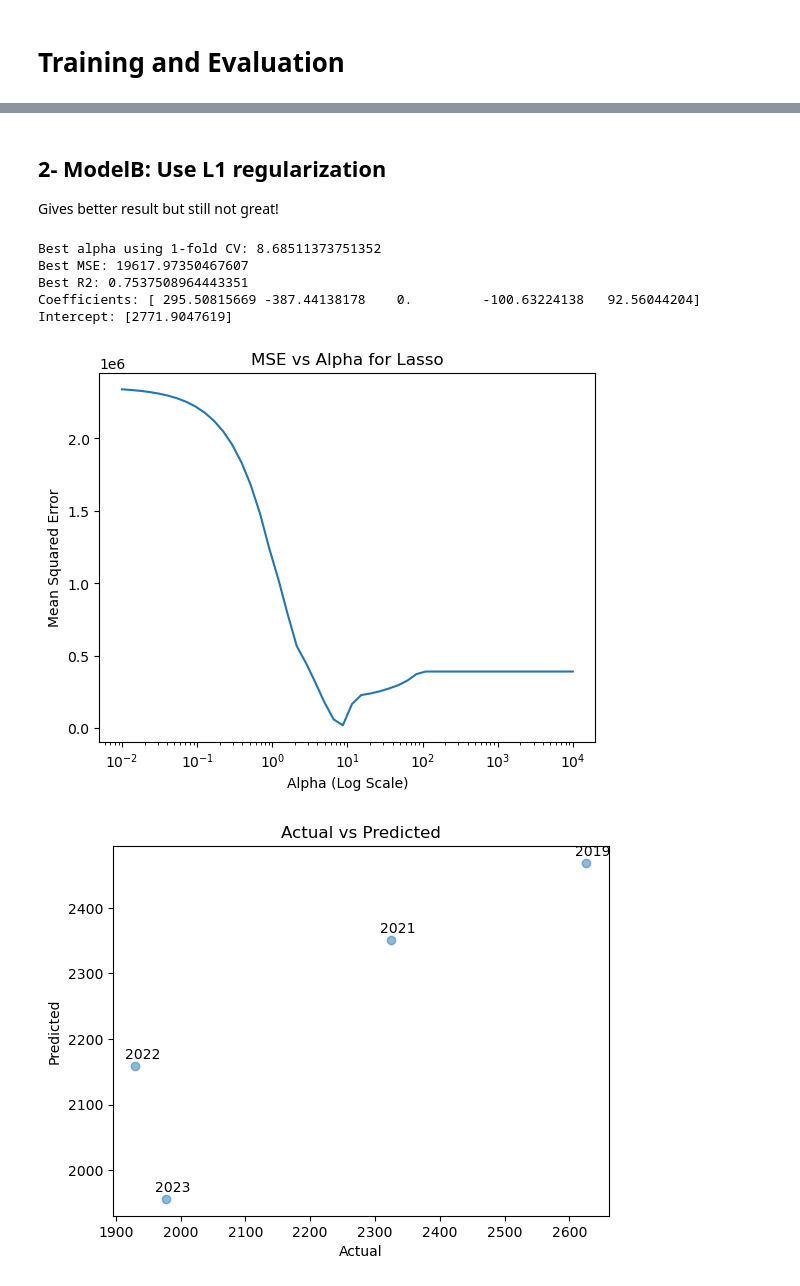
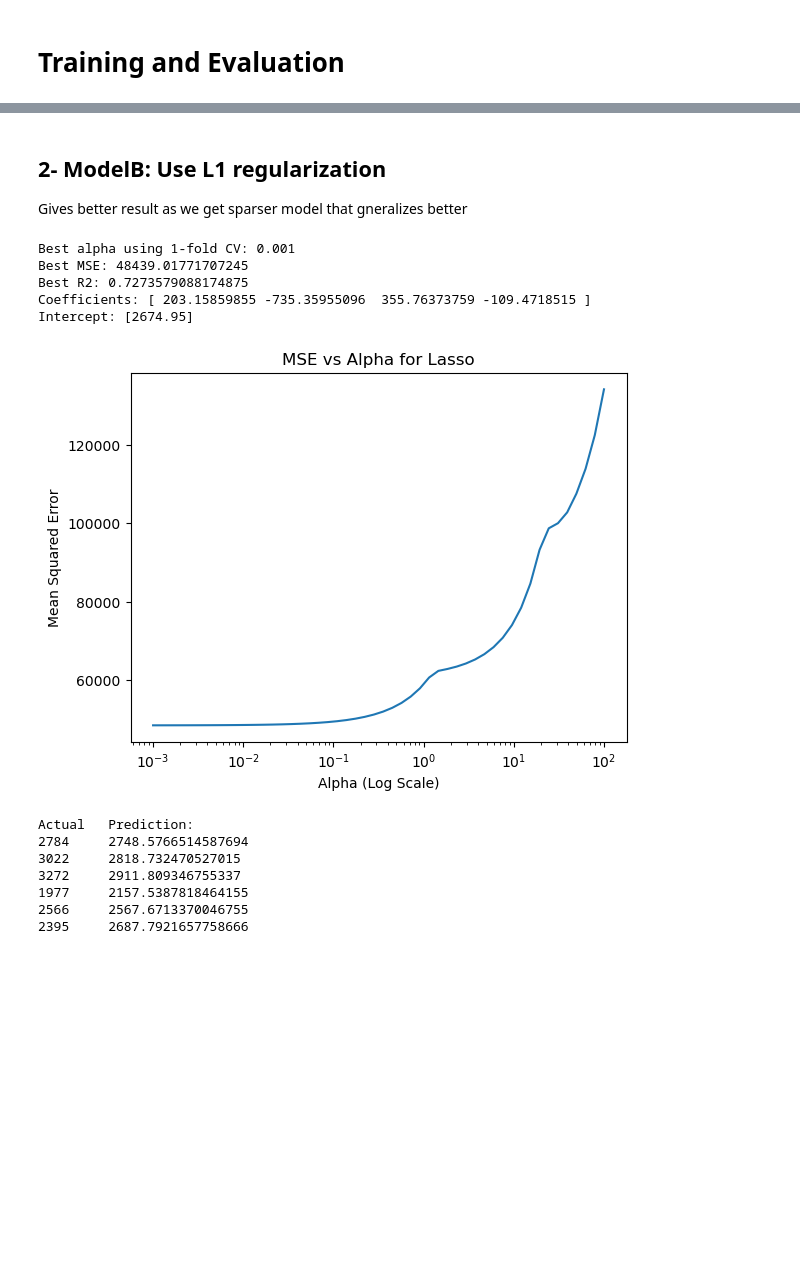
Before and after one commit to Hawaii-State-Judiciary/caseload_forecasting, a Jupyter notebook: Linear_Regression/regression_analysis.ipynb, the cells around one changed output, grey strips where cells are left out. Saved outputs shown, nothing was run; the diff lists cells and outputs as text; code cells hidden in the pictures; blank space fills up the shorter version.

```diff
--- a/Linear_Regression/regression_analysis.ipynb
+++ b/Linear_Regression/regression_analysis.ipynb
@@ -237,3 +260,6 @@ X = (df_pred[(df_pred['Year'] >= 1998) & (df_pred['Year'] <= 2023)]).reset_index
+# %%
+# filter predictors data to cover the range we have data for
+X = df_pred[(df_pred['Year'] >= 1998) & (df_pred['Year'] <= 2027)].reset_index(drop=True)
 # %%
 # caseload trend over years
 plt.figure(figsize=(6, 4))
@@ -260,7 +287,7 @@ for col in X.drop(columns=['Year']).columns:
 # %%
 # drop year 2020 data from target and predictors
-X = X[X['Year'] != 2020]
-y = y[y['Year'] != 2020]
-#X = X[(X['Year'] != 2021) & (X['Year'] != 2020)]
-#y = y[(y['Year'] != 2021) & (y['Year'] != 2020)]
+X = X[X['Year'] != 2020].reset_index(drop=True)
+y = y[y['Year'] != 2020].reset_index(drop=True)
+#X = X[(X['Year'] != 2017) & (X['Year'] != 2020)].reset_index(drop=True)
+#y = y[(y['Year'] != 2017) & (y['Year'] != 2020)].reset_index(drop=True)
 # %%
@@ -301,11 +350,12 @@ plt.show()
 # %%
 # caseload vs. different predictors
+X_temp = X[X['Year'] <= 2024]
 for col in X_train.columns:
     plt.figure(figsize=(6, 4))
-    plt.scatter(y.iloc[:,1], X[col], marker='o', color='red')
+    plt.scatter(y.iloc[:,1], X_temp[col], marker='o', color='red')
     # Add labels to each point
     for i, label in enumerate(y.iloc[:, 0]):
-        plt.annotate(label, (y.iloc[i, 1], X[col].iloc[i]), textcoords="offset points", xytext=(5,5), ha='center')
+        plt.annotate(label, (y.iloc[i, 1], X_temp[col].iloc[i]), textcoords="offset points", xytext=(5,5), ha='center')
     plt.xlabel(y.columns[1])
     plt.ylabel(col)
     plt.show()
@@ -318,8 +367,9 @@ for col in X_train.columns:
 # %%
 # standardize data to bring them into same scale
 scaler = StandardScaler()
-# Fit scaler on training data and transform both train and test data
+# Fit scaler on training data and transform training, validation, and test data
 X_train_scaled = scaler.fit_transform(X_train)
+X_val_scaled = scaler.transform(X_val)
 X_test_scaled = scaler.transform(X_test)
 # %% [markdown]
 # Training and Evaluation
@@ -363,9 +422,9 @@ Intercept: [2771.9047619]
 # %% [markdown]
 ## 2- ModelB: Use L1 regularization
-Gives better result but still not great!
+Gives better result as we get sparser model that gneralizes better
 # %%
 # List of candidate alpha values
-alphas = np.logspace(-2, 4, 50)
+alphas = np.logspace(-3, 2, 50)
 
 # List to store Mean Squared Errors for each alpha
 mse_values = []
@@ -375,55 +434,54 @@ coeffs_values = []
 # Loop over different alpha values to find the best one
 for alpha in alphas:
     # Fit Lasso regression model with current alpha
-    lasso = Lasso(alpha=alpha)
+    lasso = Lasso(alpha=alpha, max_iter=10000)
     lasso.fit(X_train_scaled, y_train)
 
-    # Make predictions on the test set
-    y_pred = lasso.predict(X_test_scaled)
+    # Make predictions on the validation set
+    y_pred = lasso.predict(X_val_scaled)
     y_pred_values.append(y_pred)
 
     # Calculate the Mean Squared Error and R2 for the current alpha
-    mse = mean_squared_error(y_test, y_pred)
+    mse = mean_squared_error(y_val, y_pred)
     mse_values.append(mse)
-    r2 = r2_score(y_test, y_pred)
+    r2 = r2_score(y_val, y_pred)
     r2_values.append(r2)
 
     # store coefficients and intercept
     coefficients = lasso.coef_
     intercept = lasso.intercept_
     coeffs_values.append([coefficients, intercept])
 
 # Find the alpha that results in the minimum MSE
 best_alpha = alphas[np.argmin(mse_values)]
 print("Best alpha using 1-fold CV:", best_alpha)
 print('Best MSE:', min(mse_values))
 print(f"Best R2: {max(r2_values)}")
 print(f'Coefficients: {coeffs_values[np.argmin(mse_values)][0]} \nIntercept: {coeffs_values[np.argmin(mse_values)][1]}')
 
 # plot MSE vs. alpha
 plt.plot(alphas, mse_values)
 plt.xscale('log')
 plt.xlabel('Alpha (Log Scale)')
 plt.ylabel('Mean Squared Error')
 plt.title('MSE vs Alpha for Lasso')
 plt.show()
 
-# plot best model's predictions
 idx = np.argmin(mse_values)
-plt.scatter(y_test, y_pred_values[idx], alpha=0.5)
-# Add labels to each point
-years = y[y['Year'] > end_year]['Year']
-for i, label in enumerate(years):
-    plt.annotate(label, (y_test.iloc[i].squeeze(),  y_pred_values[idx][i]), textcoords="offset points", xytext=(5,5), ha='center')
-plt.xlabel("Actual")
-plt.ylabel("Predicted")
-plt.title("Actual vs Predicted")
-plt.show()
+print("Actual\t Prediction:")
+for i, j in zip(y_val.iloc[:,0], y_pred_values[idx]):
+    print(i, '\t', j)
 # %% [output]
-Best alpha using 1-fold CV: 8.68511373751352
-Best MSE: 19617.97350467607
-Best R2: 0.7537508964443351
-Coefficients: [ 295.50815669 -387.44138178    0.         -100.63224138   92.56044204]
-Intercept: [2771.9047619]
+Best alpha using 1-fold CV: 0.001
+Best MSE: 48439.01771707245
+Best R2: 0.7273579088174875
+Coefficients: [ 203.15859855 -735.35955096  355.76373759 -109.4718515 ]
+Intercept: [2674.95]
-[figure, old version]
+[figure, new version]
-[figure, removed]
+Actual   Prediction:
+2784     2748.5766514587694
+3022     2818.732470527015
+3272     2911.809346755337
+1977     2157.5387818464155
+2566     2567.6713370046755
+2395     2687.7921657758666
```
Also changed, not shown: parts of 33 cells of this notebook.
